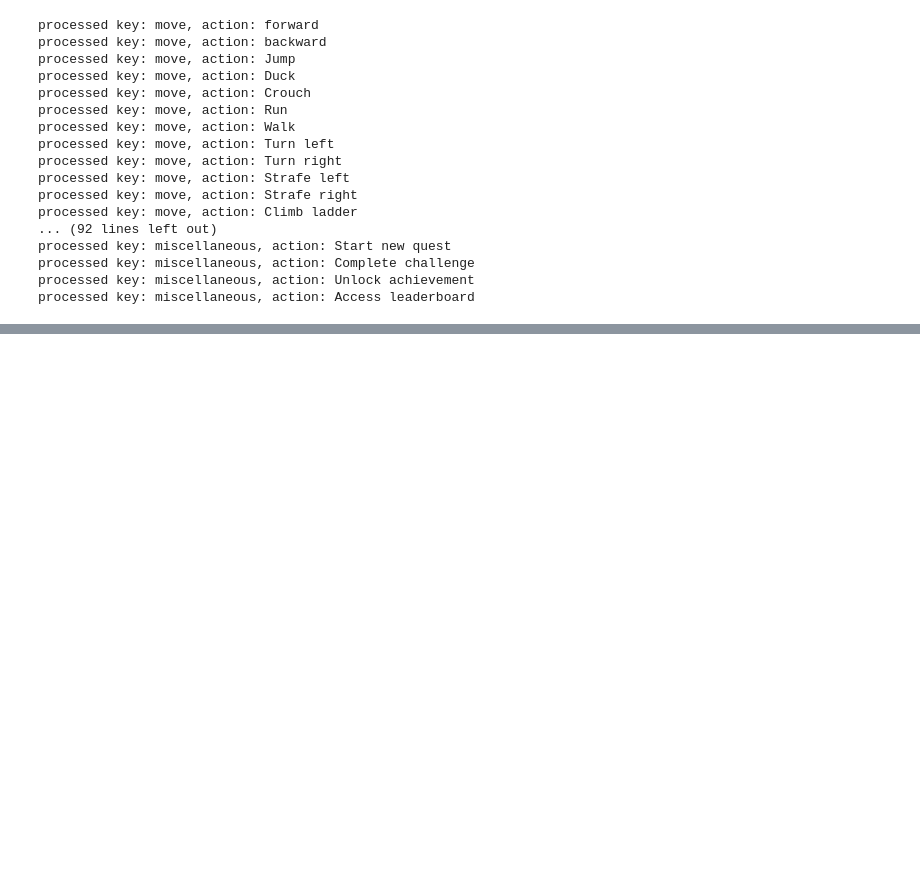
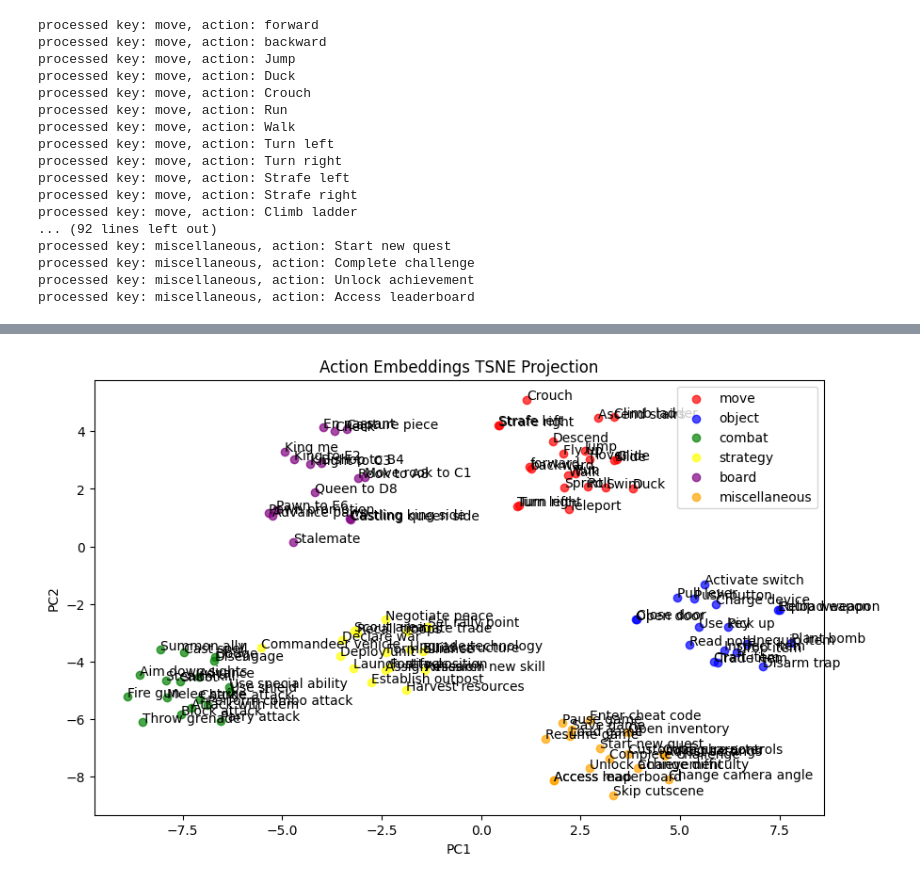
Before and after one commit to RostigerDagmer/muzero, a Jupyter notebook: muzero/notebooks/text_encoding.ipynb, the cells around one changed output, grey strips where cells are left out. Saved outputs shown, nothing was run; the diff lists cells and outputs as text; code cells hidden in the pictures; blank space fills up the shorter version.

```diff
--- a/muzero/notebooks/text_encoding.ipynb
+++ b/muzero/notebooks/text_encoding.ipynb
@@ -297,0 +342,35 @@ plot_action_embeddings_tsne(only_a_few)
+# %%
+# get the open_clip text encoder
+model, _, preprocess = open_clip.create_model_and_transforms('ViT-B-32', pretrained='laion2b_s34b_b79k')
+model = model.to('mps')
+tokenizer = open_clip.get_tokenizer('ViT-B-32')
+# %%
+# encode actions
+def clip_encode_actions():
+    action_embeddings = {}
+    for key, action_type in actions.items():
+        action_embeddings[key] = {}
+        for action in action_type:
+            text = f"{key}: {action}"
+            tokens = tokenizer(text).to('mps')
+            with torch.no_grad():
+                outputs = model.encode_text(tokens)
+            action_embeddings[key][action] = outputs
+    return action_embeddings
+# %%
+embeds = clip_encode_actions()
+# %%
+selection = ["forward",
+        "backward",
+        "Jump",
+        "Duck",
+        "Crouch",
+        "Run",
+        "Walk",
+        "Turn left",
+        "Turn right"]
+
+f = lambda embed_action_pairs: {key: value for key, value in embed_action_pairs.items()}# if key in selection}
+
+only_a_few = {key: f(value) for key, value in embeds.items() if key in ['move', 'object', 'combat', 'strategy', 'board', 'miscellaneous']}
+only_a_few
@@ -297,0 +395,4 @@ plot_action_embeddings_tsne(only_a_few)
+# %%
+plot_action_embeddings_tsne(only_a_few, annotate_names=True)
+# %% [output]
+[figure, added]
```
Also changed, not shown: parts of 17 cells of this notebook, 30 other files.
